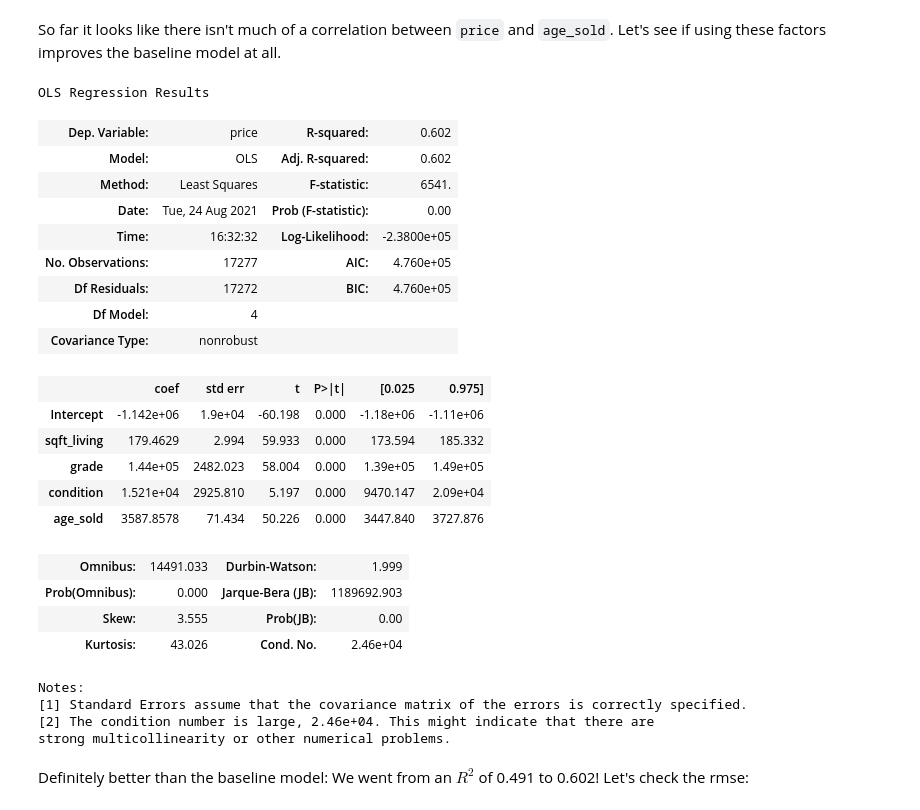
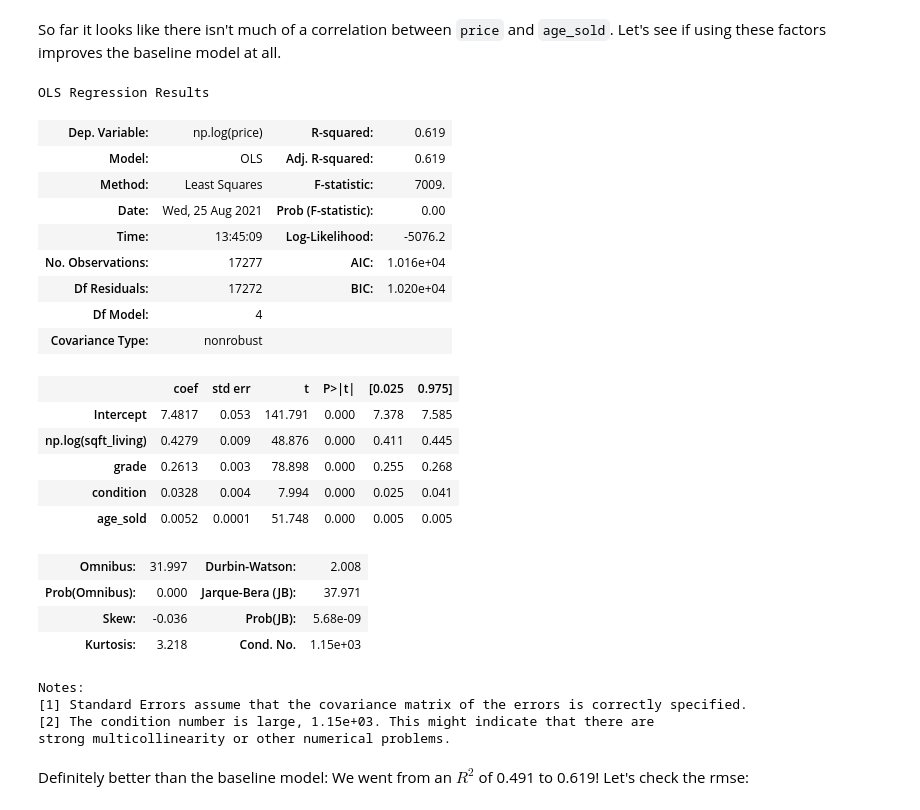
Before and after one commit to jmarkowi/kingcounty, a Jupyter notebook: Markowitz_working_nb.ipynb, the cells around one changed output. Drawn from its saved outputs; the diff is of its cells as text; code cells hidden in the pictures.

```diff
--- a/Markowitz_working_nb.ipynb
+++ b/Markowitz_working_nb.ipynb
@@ -471,36 +481,36 @@ sns.pairplot(historic_df);
 # %% [markdown]
 So far it looks like there isn't much of a correlation between `price` and `age_sold`. Let's see if using these factors improves the baseline model at all.
 # %%
-historic_model = sm.formula.ols(formula='price ~ sqft_living + grade + condition + age_sold', data=historic_df).fit()
+historic_model = sm.formula.ols(formula='np.log(price) ~ np.log(sqft_living) + grade + condition + age_sold', data=historic_df).fit()
 
 historic_model.summary()
 # %% [output]
 OLS Regression Results
-| Dep. Variable: | price | R-squared: | 0.602 |
-| Model: | OLS | Adj. R-squared: | 0.602 |
-| Method: | Least Squares | F-statistic: | 6541. |
-| Date: | Tue, 24 Aug 2021 | Prob (F-statistic): | 0.00 |
-| Time: | 16:32:32 | Log-Likelihood: | -2.3800e+05 |
-| No. Observations: | 17277 | AIC: | 4.760e+05 |
-| Df Residuals: | 17272 | BIC: | 4.760e+05 |
+| Dep. Variable: | np.log(price) | R-squared: | 0.619 |
+| Model: | OLS | Adj. R-squared: | 0.619 |
+| Method: | Least Squares | F-statistic: | 7009. |
+| Date: | Wed, 25 Aug 2021 | Prob (F-statistic): | 0.00 |
+| Time: | 13:45:09 | Log-Likelihood: | -5076.2 |
+| No. Observations: | 17277 | AIC: | 1.016e+04 |
+| Df Residuals: | 17272 | BIC: | 1.020e+04 |
 | Df Model: | 4 |  |  |
 | Covariance Type: | nonrobust |  |  |
 |  | coef | std err | t | P>|t| | [0.025 | 0.975] |
-| Intercept | -1.142e+06 | 1.9e+04 | -60.198 | 0.000 | -1.18e+06 | -1.11e+06 |
-| sqft_living | 179.4629 | 2.994 | 59.933 | 0.000 | 173.594 | 185.332 |
-| grade | 1.44e+05 | 2482.023 | 58.004 | 0.000 | 1.39e+05 | 1.49e+05 |
-| condition | 1.521e+04 | 2925.810 | 5.197 | 0.000 | 9470.147 | 2.09e+04 |
-| age_sold | 3587.8578 | 71.434 | 50.226 | 0.000 | 3447.840 | 3727.876 |
+| Intercept | 7.4817 | 0.053 | 141.791 | 0.000 | 7.378 | 7.585 |
+| np.log(sqft_living) | 0.4279 | 0.009 | 48.876 | 0.000 | 0.411 | 0.445 |
+| grade | 0.2613 | 0.003 | 78.898 | 0.000 | 0.255 | 0.268 |
+| condition | 0.0328 | 0.004 | 7.994 | 0.000 | 0.025 | 0.041 |
+| age_sold | 0.0052 | 0.0001 | 51.748 | 0.000 | 0.005 | 0.005 |
-| Omnibus: | 14491.033 | Durbin-Watson: | 1.999 |
-| Prob(Omnibus): | 0.000 | Jarque-Bera (JB): | 1189692.903 |
-| Skew: | 3.555 | Prob(JB): | 0.00 |
-| Kurtosis: | 43.026 | Cond. No. | 2.46e+04 |
+| Omnibus: | 31.997 | Durbin-Watson: | 2.008 |
+| Prob(Omnibus): | 0.000 | Jarque-Bera (JB): | 37.971 |
+| Skew: | -0.036 | Prob(JB): | 5.68e-09 |
+| Kurtosis: | 3.218 | Cond. No. | 1.15e+03 |
 Notes:
 [1] Standard Errors assume that the covariance matrix of the errors is correctly specified.
-[2] The condition number is large, 2.46e+04. This might indicate that there are
+[2] The condition number is large, 1.15e+03. This might indicate that there are
 strong multicollinearity or other numerical problems.
 # %% [markdown]
-Definitely better than the baseline model: We went from an $R^2$ of 0.491 to 0.602! Let's check the rmse:
+Definitely better than the baseline model: We went from an $R^2$ of 0.491 to 0.619! Let's check the rmse:
 # %%
 X_historic_test = X_test[['date', 'sqft_living', 'condition', 'yr_built', 'grade']]
 X_historic_test['date_sold'] = pd.to_datetime(X_test['date'])
```
Also changed, not shown: parts of 38 cells of this notebook.
